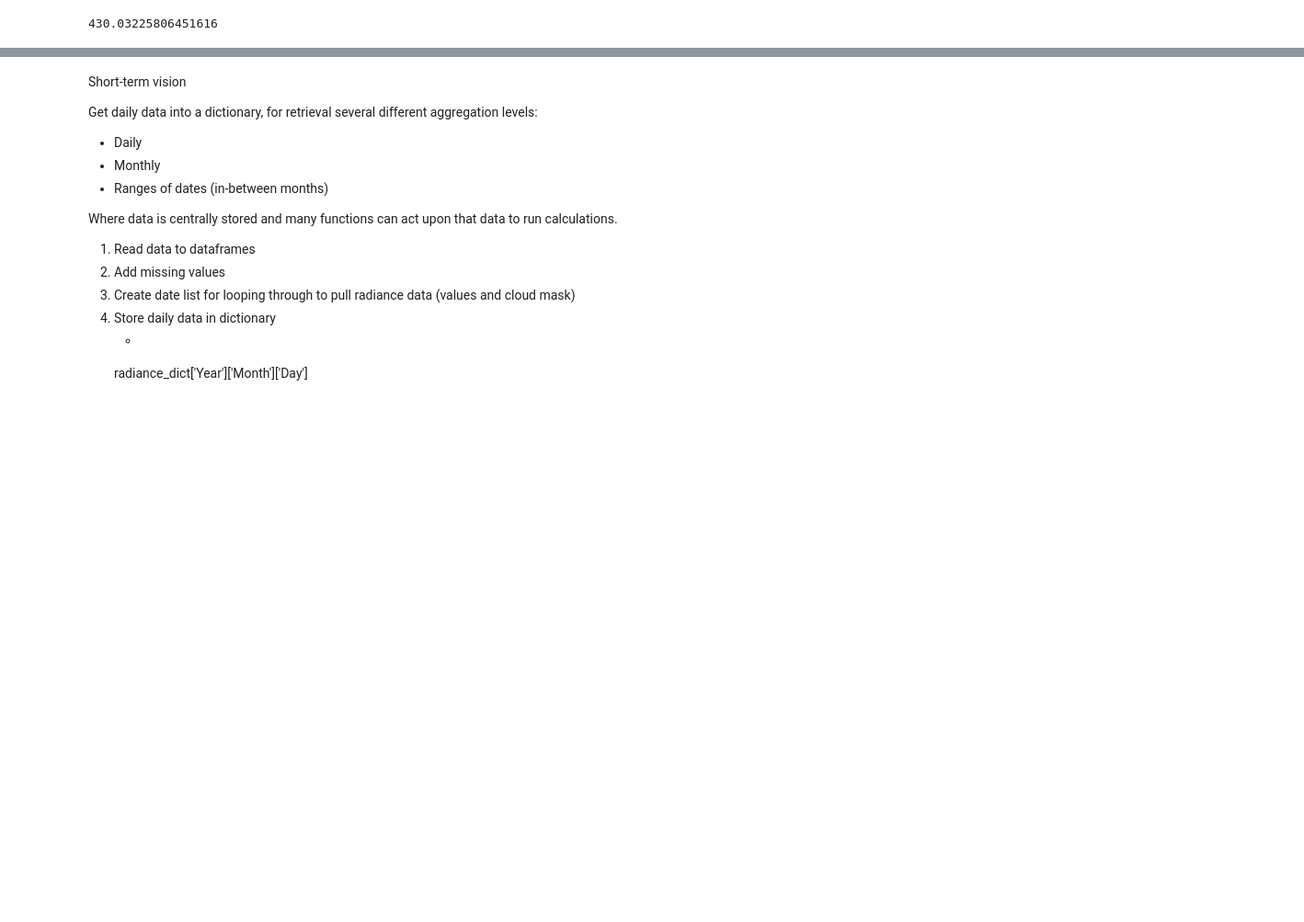
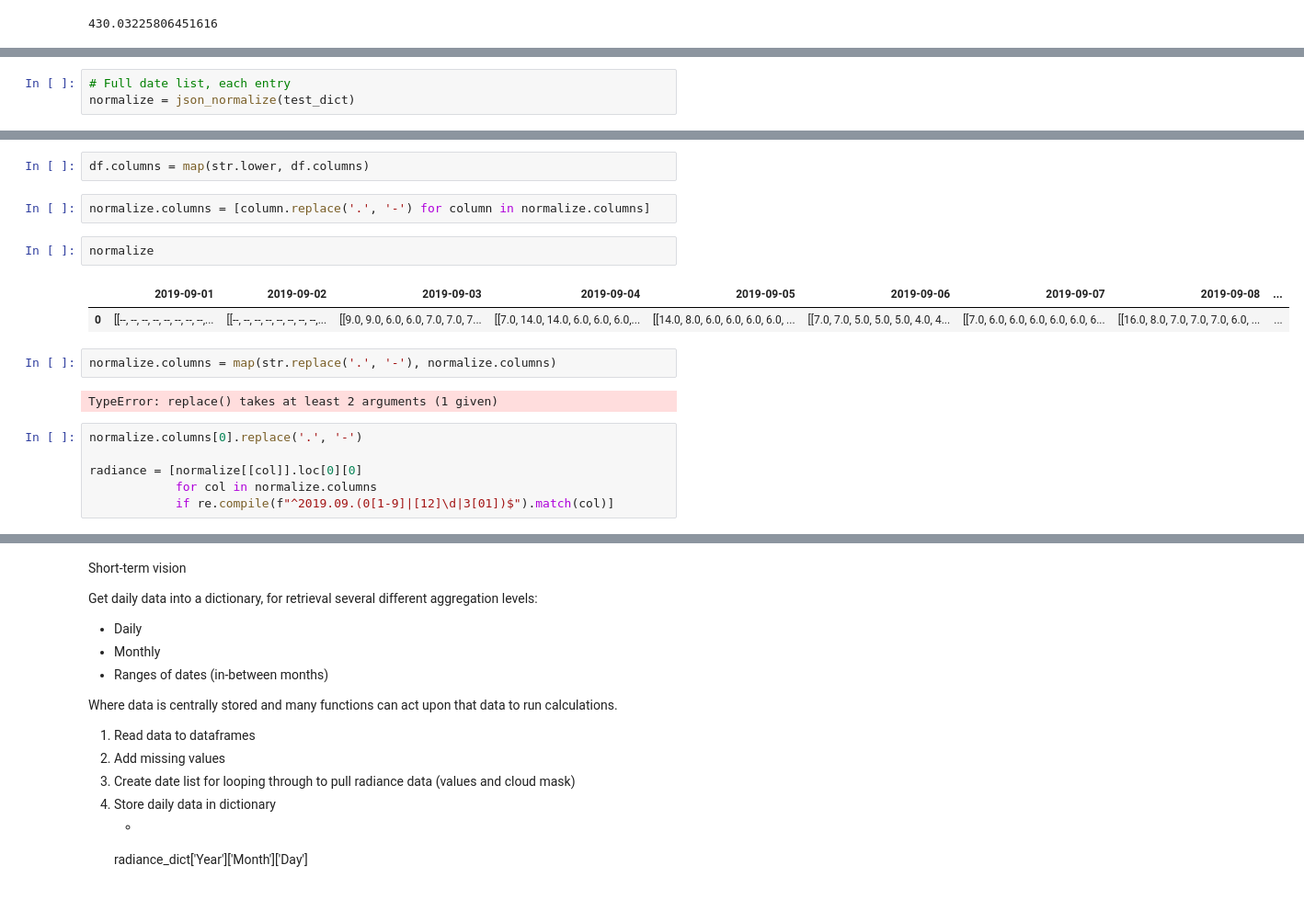
Before and after one commit to calekochenour/remote-sensing-fusion, a Jupyter notebook: 01-code-scripts/penn-state-campus-black-marble-radiance.ipynb, the cells around one changed output, grey strips where cells are left out. Shown at 92% size. Drawn from its saved outputs; the diff is of its cells as text; blank space fills up the shorter version.

```diff
--- a/01-code-scripts/penn-state-campus-black-marble-radiance.ipynb
+++ b/01-code-scripts/penn-state-campus-black-marble-radiance.ipynb
@@ -269,0 +290,3 @@ march_2020_mean.max()
+# %%
+# Full date list, each entry
+normalize = json_normalize(test_dict)
@@ -269,0 +315,19 @@ march_2020_mean.max()
+# %%
+df.columns = map(str.lower, df.columns)
+# %%
+normalize.columns = [column.replace('.', '-') for column in normalize.columns]
+# %%
+normalize
+# %% [output]
+|  | 2019-09-01 | 2019-09-02 | 2019-09-03 | 2019-09-04 | 2019-09-05 | 2019-09-06 | 2019-09-07 | 2019-09-08 | ... |
+| 0 | [[--, --, --, --, --, --, --, --,... | [[--, --, --, --, --, --, --, --,... | [[9.0, 9.0, 6.0, 6.0, 7.0, 7.0, 7... | [[7.0, 14.0, 14.0, 6.0, 6.0, 6.0,... | [[14.0, 8.0, 6.0, 6.0, 6.0, 6.0, ... | [[7.0, 7.0, 5.0, 5.0, 5.0, 4.0, 4... | [[7.0, 6.0, 6.0, 6.0, 6.0, 6.0, 6... | [[16.0, 8.0, 7.0, 7.0, 7.0, 6.0, ... | ... |
+# %%
+normalize.columns = map(str.replace('.', '-'), normalize.columns)
+# %% [output]
+TypeError: replace() takes at least 2 arguments (1 given)
+# %%
+normalize.columns[0].replace('.', '-')
+
+radiance = [normalize[[col]].loc[0][0]
+            for col in normalize.columns
+            if re.compile(f"^2019.09.(0[1-9]|[12]\d|3[01])$").match(col)]
```
Also changed, not shown: parts of 23 cells of this notebook.
